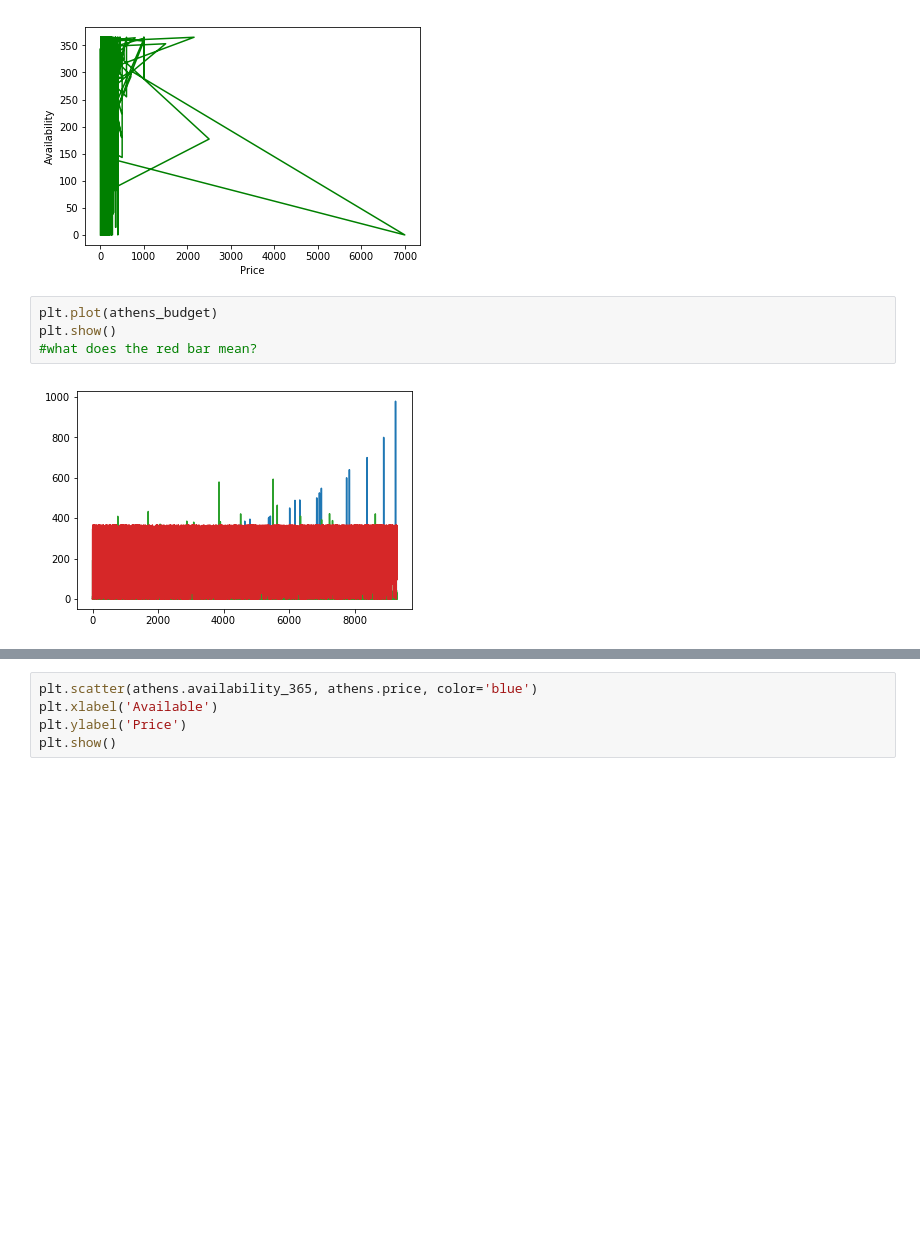
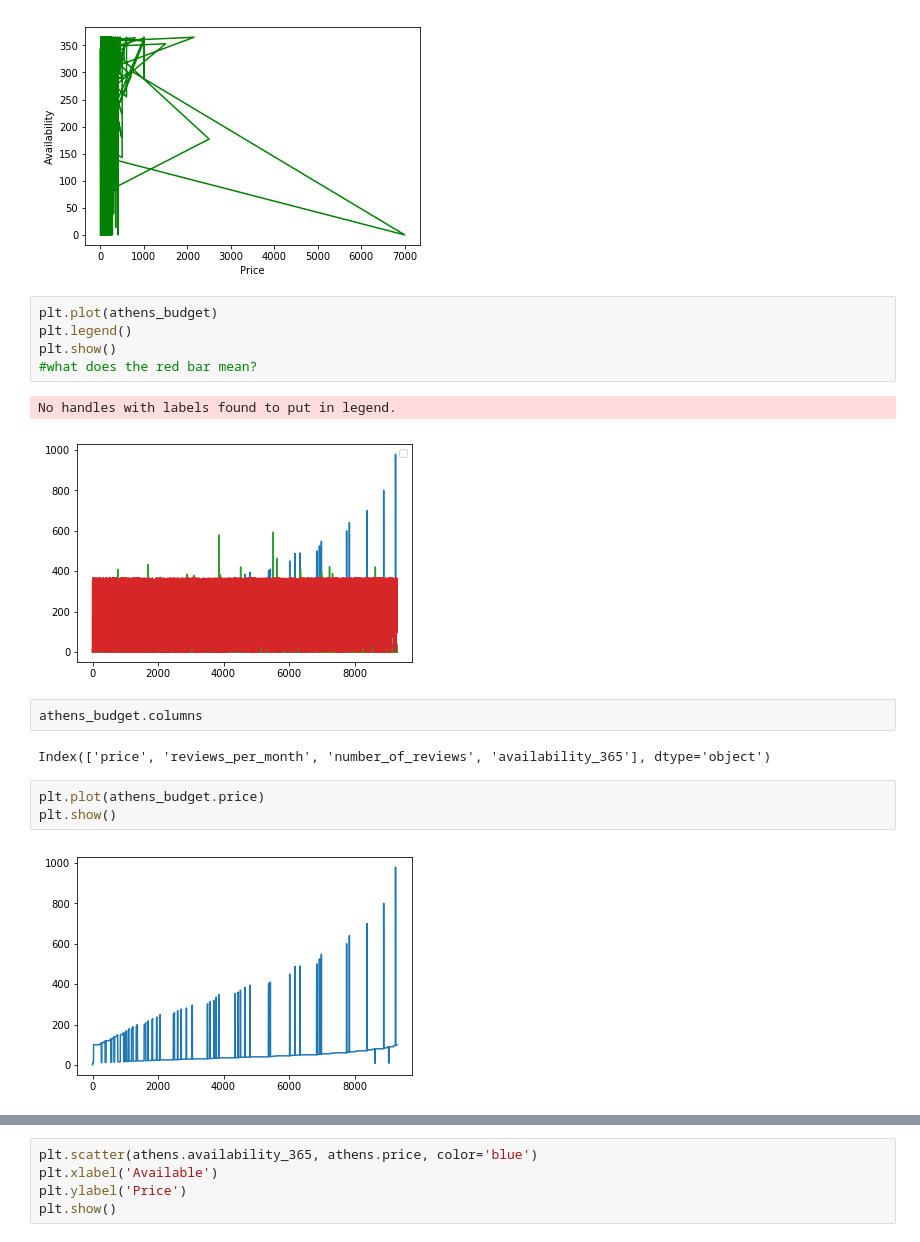
Before and after one commit to emett75/Unit-1-Capstone, a Jupyter notebook: Unit 1 Capstone.ipynb, the cells around one changed output, grey strips where cells are left out. Saved outputs shown, nothing was run; the diff lists cells and outputs as text; blank space fills up the shorter version.

```diff
--- a/Unit 1 Capstone.ipynb
+++ b/Unit 1 Capstone.ipynb
@@ -156,7 +156,18 @@ plt.show()
 [figure]
 # %%
 plt.plot(athens_budget)
+plt.legend()
 plt.show()
 #what does the red bar mean?
 # %% [output]
+No handles with labels found to put in legend.
 [figure]
+# %%
+athens_budget.columns
+# %% [output]
+Index(['price', 'reviews_per_month', 'number_of_reviews', 'availability_365'], dtype='object')
+# %%
+plt.plot(athens_budget.price)
+plt.show()
+# %% [output]
+[figure, added]
```
Also changed, not shown: parts of 23 cells of this notebook.
